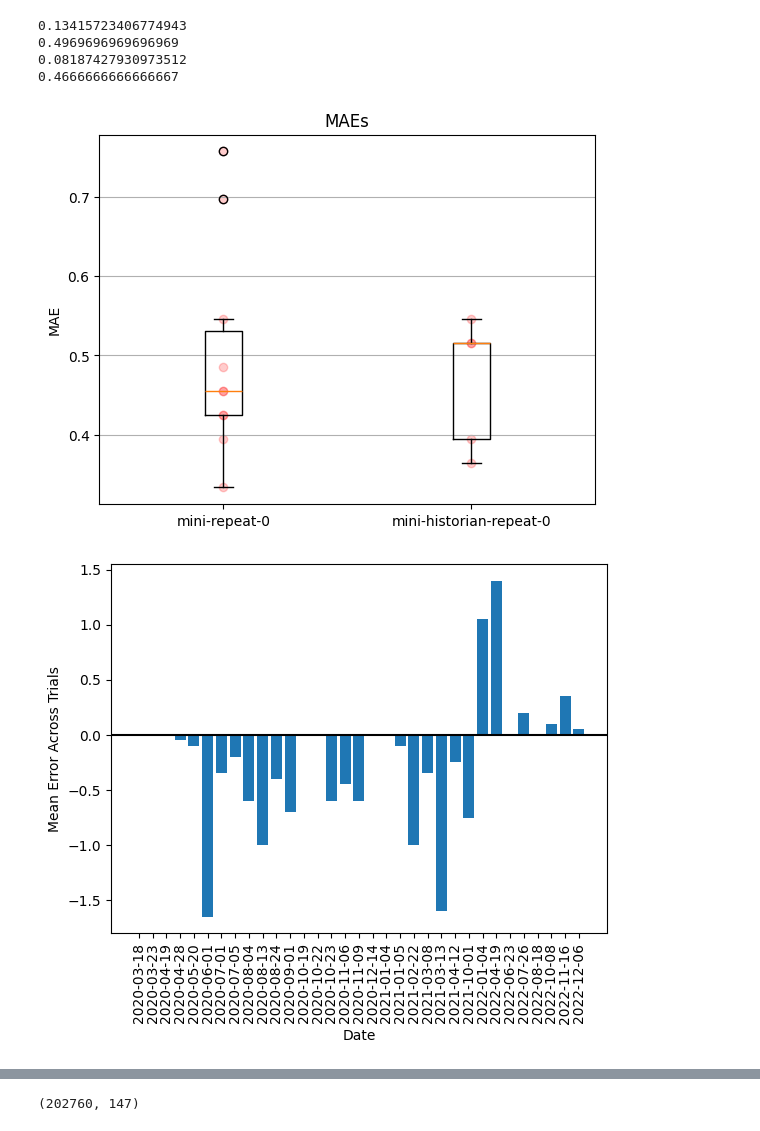
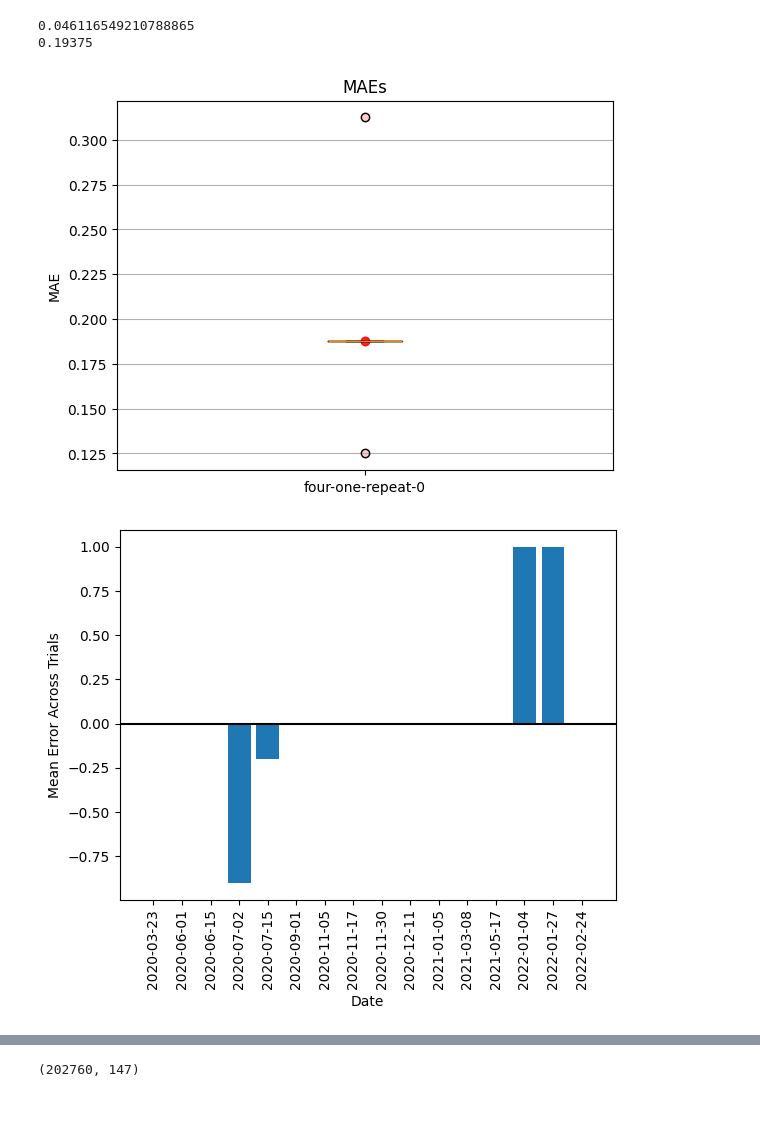
Before and after one commit to danyoungday/neuro-san-prana, a Jupyter notebook: data/edav.ipynb, the cells around one changed output, grey strips where cells are left out. Saved outputs shown, nothing was run; the diff lists cells and outputs as text; code cells hidden in the pictures.

```diff
--- a/data/edav.ipynb
+++ b/data/edav.ipynb
@@ -122,49 +136,49 @@ def compare_repeats(all_results_paths: list[list[str]], label_path: str):
 
     plt.show()
 
-repeats = [
-    [f"../logs/mini-repeat-{i}/persistence.csv" for i in range(10)],
-    [f"../logs/mini-historian-repeat-{i}/persistence.csv" for i in range(5)],
-]
+# repeats = [
+#     [f"../logs/mini-repeat-{i}/persistence.csv" for i in range(10)],
+#     [f"../logs/mini-historian-repeat-{i}/persistence.csv" for i in range(5)],
+# ]
 
-compare_repeats(repeats, "uk.csv")
+repeats = [[f"../logs/four-one-repeat-{i}/persistence.csv" for i in range(10)]]
+
+compare_repeats(repeats, "england.csv")
 # %% [output]
-0.13415723406774943
-0.4969696969696969
-0.08187427930973512
-0.4666666666666667
+0.046116549210788865
+0.19375
-[figure, old version]
+[figure, new version]
 # %%
 def question_average_correctness(results_paths: list[str], label_path: str):
     labels = pd.read_csv(label_path)
     labels["Date"] = pd.to_datetime(labels["Date"])
 
     all_errors = []
     for path in results_paths:
         preds = pd.read_csv(path)
         preds["Date"] = pd.to_datetime(preds["Date"])
         preds["Score"] = preds["Score"].astype(str).apply(lambda x: x if x in ["0", "1", "2", "3"] else "0")
         preds["Score"] = preds["Score"].astype(int)
 
         merged = labels.merge(preds, on="Date", how="left", suffixes=("", "_Pred")).copy()
         merged["Score_Pred"] = merged["Score_Pred"].fillna(0)
         error = merged["Score_Pred"] - merged["Score"]
         all_errors.append(error.to_list())
 
     all_errors = np.array(all_errors)
     mean_question_errors = np.mean(all_errors, axis=0)
 
     fig, ax = plt.subplots()
     ax.bar(range(len(mean_question_errors)), mean_question_errors)
     ax.set_xlabel("Date")
     ax.set_ylabel("Mean Error Across Trials")
     ax.axhline(0, color="black")
     ax.set_xticks(range(len(mean_question_errors)), labels["Date"].apply(lambda x: x.date()), rotation=90)
     plt.show()
 
-question_average_correctness(repeats[0] + repeats[1], "uk.csv")
+question_average_correctness(repeats[0], "england.csv")
 # %% [output]
-[figure, old version]
+[figure, new version]
 # %%
 def get_wrong_with_notes(results_path: str, label_path: str):
     preds = pd.read_csv(results_path)
```
Also changed, not shown: parts of 4 cells of this notebook, 2 other files.
